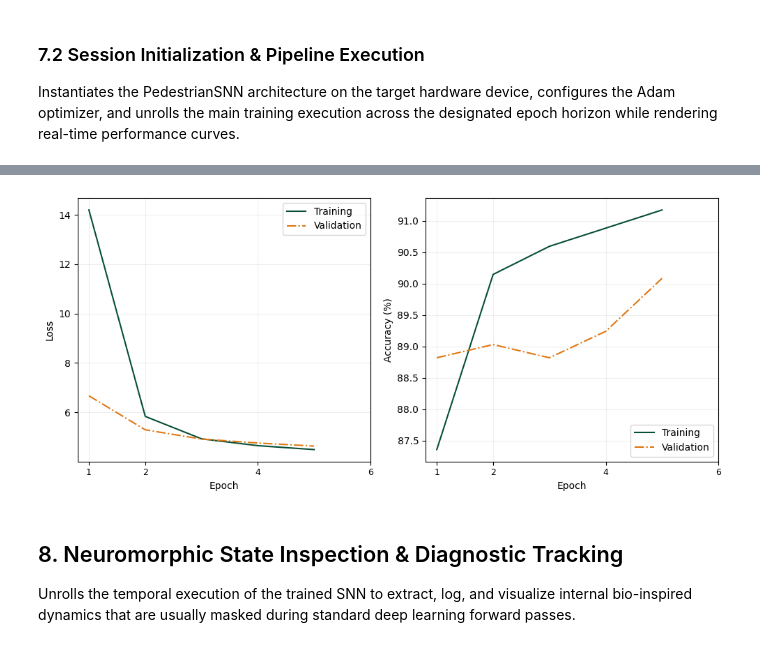
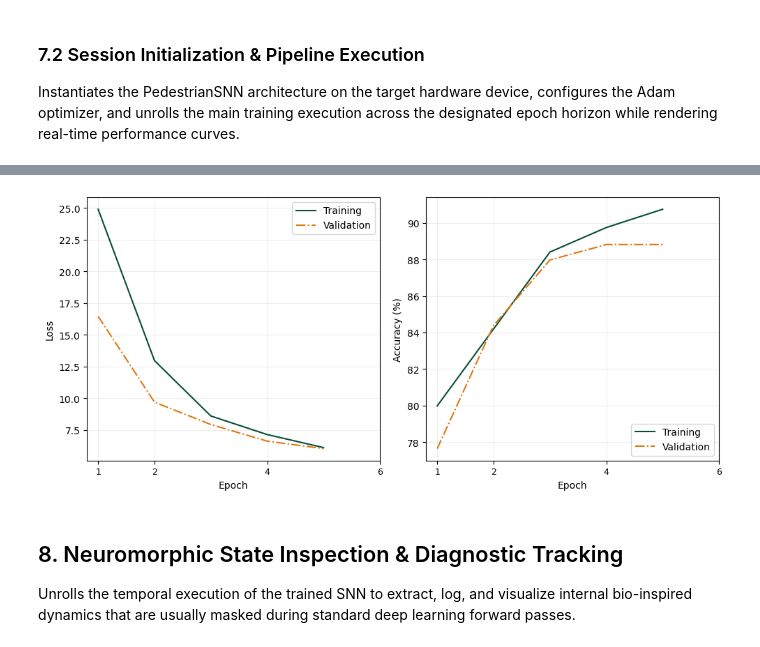
Before and after one commit to tmmssd/pedestrian_detection, a Jupyter notebook: pedestrian_verification.ipynb, the cells around one changed output, grey strips where cells are left out. Saved outputs shown, nothing was run; the diff lists cells and outputs as text; code cells hidden in the pictures.

```diff
--- a/pedestrian_verification.ipynb
+++ b/pedestrian_verification.ipynb
@@ -371,7 +370,7 @@ class PedestrianDataset(Dataset):
 
         xml_path = os.path.join(self.labels_dir, name + '.xml')
 
-        image = Image.open(img_path).convert("RGB")
+        image = Image.open(img_path).convert("L")
         orig_w, orig_h = image.size
 
         # Default targets for background images without pedestrian instances
@@ -434,10 +433,11 @@ train_dataset, val_dataset, test_dataset = random_split(
     generator=torch.Generator().manual_seed(42)
 )
 
-batch_size = 16
-train_loader = DataLoader(train_dataset, batch_size=batch_size, shuffle=True)
-val_loader = DataLoader(val_dataset, batch_size=batch_size, shuffle=False)
-test_loader = DataLoader(test_dataset, batch_size=batch_size, shuffle=False)
+batch_size = 64
+workers = min(4, os.cpu_count() or 2)
+train_loader = DataLoader(train_dataset, batch_size=batch_size, shuffle=True, num_workers=workers, pin_memory=True)
+val_loader = DataLoader(val_dataset, batch_size=batch_size, shuffle=False, num_workers=workers, pin_memory=True)
+test_loader = DataLoader(test_dataset, batch_size=batch_size, shuffle=False, num_workers=workers, pin_memory=True)
 # %% [output]
 Total dataset size: 4746 samples
 
@@ -524,7 +524,7 @@ learning_rate = 1e-3        # Learning rate for optimizer
 
 # Architectural structural settings
 architecture_settings = {
-    "input_channels"   : 3,         # RGB image input channels
+    "input_channels"   : 1,         # Grayscale image input channels
     "input_height"     : 128,       # Height of transformed frame
     "input_width"      : 128,       # Width of transformed frame
     "conv1_filters"    : 16,        # Output feature maps of first layer
@@ -720,6 +720,10 @@ def snn_pedestrian_val_test_loop(data_loader, net, criterion_cls, criterion_bbox
 
 Instantiates the PedestrianSNN architecture on the target hardware device, configures the Adam optimizer, and unrolls the main training execution across the designated epoch horizon while rendering real-time performance curves.
 # %%
+# Force Python garbage collector and clear CUDA cache
+gc.collect()
+torch.cuda.empty_cache()
+
 # Model initialization passing our unified custom hyperparameter settings
 model = PedestrianSNN(num_steps=num_steps, settings=snn_settings).to(device)
 
@@ -790,4 +794,4 @@ Epoch 5/5:
-[figure, old version]
+[figure, new version]
 # %% [markdown]
 ## 8. Neuromorphic State Inspection & Diagnostic Tracking
 
```
Also changed, not shown: parts of 10 cells of this notebook.
